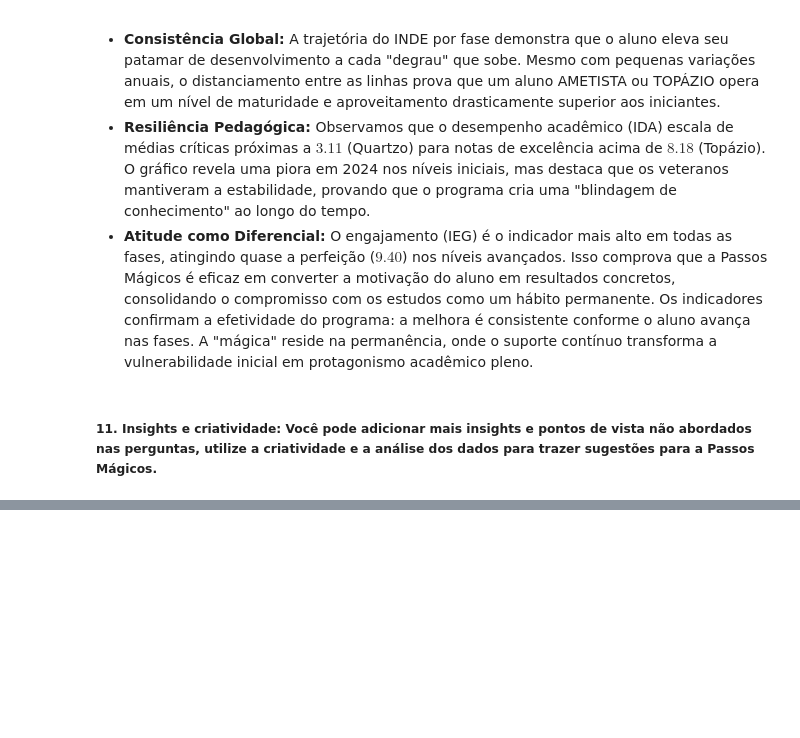
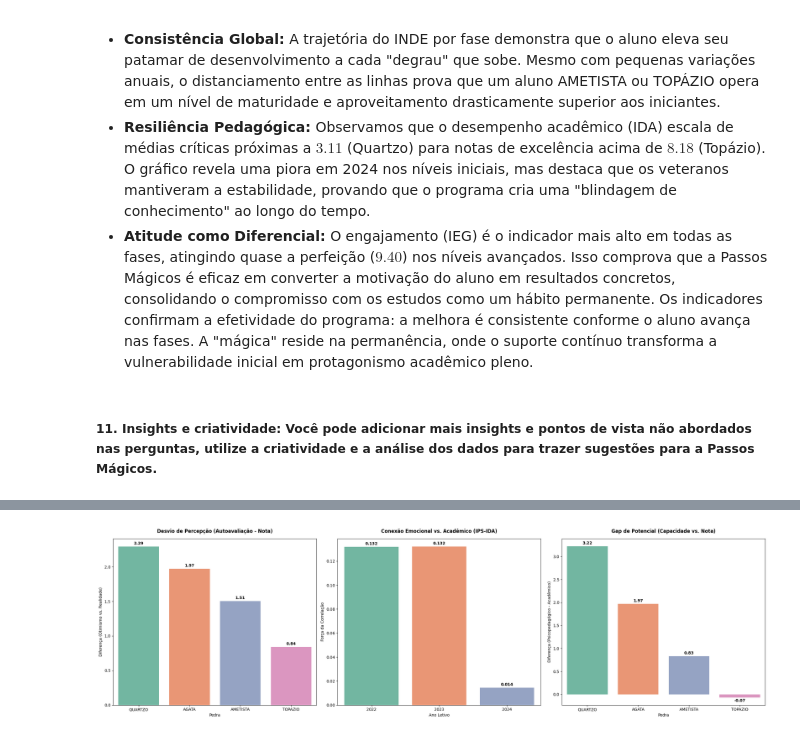
Before and after one commit to geoferreira1/fiap_tech_challenge_fase_5, a Jupyter notebook: fiap_tech_challenge_fase_5.ipynb, the cells around one changed output, grey strips where cells are left out. Cells and saved outputs as stored; diff of their text form; code cells hidden in the pictures; blank space fills up the shorter version.

```diff
--- a/fiap_tech_challenge_fase_5.ipynb
+++ b/fiap_tech_challenge_fase_5.ipynb
@@ -1395,0 +1402,58 @@ Os indicadores confirmam a efetividade do programa: a melhora é consistente con
+# %%
+# 1. Preparação: Filtramos os indicadores para análise de correlação entre percepção e realidade
+indicadores_percepcao = ['IAA', 'IDA', 'IEG', 'IPS'] # Seleção de métricas de autoconfiança e desempenho real
+ordem_pedras = ['QUARTZO', 'AGATA', 'AMETISTA', 'TOPAZIO'] # Ordem oficial de evolução dos alunos
+df_insight = df_unificado.dropna(subset=indicadores + ['PEDRA', 'ANO']).copy() # Limpeza para garantir que a análise reflita alunos com ciclo completo
+
+
+# 2. Processamento de Insights: Calculamos o "Desvio de Percepção" e a Sinergia Social-Acadêmica
+# Medimos o quanto a autoavaliação do aluno (IAA) está descolada da nota real (IDA)
+df_insight['Desvio_Percepcao'] = df_insight['IAA'] - df_insight['IDA'] # Hiato entre o que o aluno acha e o que ele tira
+desvio_por_pedra = df_insight.groupby('PEDRA')['Desvio_Percepcao'].mean().reindex(ordem_pedras).reset_index() # Mapeia a autocrítica por fase
+df_ins2['Gap_Potencial'] = df_ins2['IPP'] - df_ins2['IDA'] # Calcula a diferença entre a capacidade cognitiva (IPP) e a nota real (IDA)
+gap_potencial = df_ins2.groupby('PEDRA')['Gap_Potencial'].mean().reindex(ordem_pedras).reset_index() # Mapeia o "talento desperdiçado" por fase
+
+# Calculamos a correlação específica entre o Emocional (IPS) e o Acadêmico (IDA) por ano
+correl_social_acad = df_insight.groupby('ANO')[['IPS', 'IDA']].corr().iloc[0::2, 1].reset_index() # Mede se o bem-estar está gerando notas
+
+# 3. Início da Figura: Criamos uma área para 3 gráficos de barras focados em maturidade do aluno
+fig, axes = plt.subplots(1, 3, figsize=(24, 7)) # Inicializa a moldura para os insights de maturidade e percepção
+
+# --- GRÁFICO 1: O "DESVIO DE PERCEPÇÃO" (Barplot) ---
+# Mostra o hiato entre a confiança do aluno e sua nota real; barras altas indicam excesso de otimismo
+ax0 = sns.barplot(data=desvio_por_pedra, x='PEDRA', y='Desvio_Percepcao', palette='Set2', ax=axes[0]) # Desenha o gráfico de autocrítica por nível
+for container in ax0.containers: # Itera sobre as barras de percepção
+    ax0.bar_label(container, fmt='%.2f', padding=3, fontweight='bold') # Registra o valor do desvio em cada etapa da jornada
+axes[0].set_title('Desvio de Percepção (Autoavaliação - Nota)', fontweight='bold', pad=15) # Define o título focado em maturidade psicológica
+axes[0].set_xlabel('Pedra') # Define o rótulo do eixo horizontal
+axes[0].set_ylabel('Diferença (Otimismo vs. Realidade)') # Define o rótulo do eixo vertical
+axes[0].grid(False) # Mantém o padrão visual limpo
+for patch in ax0.patches: patch.set_edgecolor('none') # Remove contornos das barras
+
+# --- GRÁFICO 2: SINERGIA SOCIAL-ACADÊMICA (Barplot) ---
+# Mostra como a conexão entre o emocional e o estudo está se fortalecendo ao longo dos anos
+ax1 = sns.barplot(data=correl_social_acad, x='ANO', y='IDA', palette='Set2', ax=axes[1]) # Desenha a força da conexão entre IPS e IDA
+for container in ax1.containers: # Itera sobre as barras de sinergia
+    ax1.bar_label(container, fmt='%.3f', padding=3, fontweight='bold') # Registra o coeficiente de conexão anual
+axes[1].set_title('Correlação Emocional vs. Acadêmico (IPS-IDA)', fontweight='bold', pad=15) # Define o título sobre o equilíbrio do aluno
+axes[1].set_xlabel('Ano Letivo') # Define o rótulo do eixo horizontal
+axes[1].set_ylabel('Força da Correlação') # Define o rótulo do eixo vertical
+axes[1].grid(False) # Mantém o padrão visual limpo
+for patch in ax1.patches: patch.set_edgecolor('none') # Remove contornos das barras
+
+# --- GRÁFICO 3: POTENCIAL NÃO UTILIZADO (Barplot) ---
+# Mostra o gap entre o que o aluno PODE aprender (IPP) e o que ele REALMENTE tira de nota (IDA)
+ax2 = sns.barplot(data=gap_potencial, x='PEDRA', y='Gap_Potencial', palette='Set2', ax=axes[2]) # Desenha o hiato de aproveitamento cognitivo
+for container in ax2.containers: # Itera sobre as barras de gap de potencial
+    ax2.bar_label(container, fmt='%.2f', padding=3, fontweight='bold') # Registra a perda de eficiência pedagógica por fase
+axes[2].set_title('Gap de Potencial (Capacidade vs. Nota)', fontweight='bold', pad=15) # Define o título focado em otimização do ensino
+axes[2].set_xlabel('Pedra') # Define o rótulo do eixo horizontal
+axes[2].set_ylabel('Diferença (Psicopedagógico - Acadêmico)') # Define o rótulo do eixo vertical
+axes[2].grid(False) # Mantém o padrão visual limpo
+for patch in ax2.patches: patch.set_edgecolor('none') # Remove contornos das barras
+
+# 4. FINALIZAÇÃO DO LAYOUT
+plt.tight_layout() # Ajusta as margens para garantir que os indicadores de maturidade estejam perfeitamente legíveis
+plt.show() # Renderiza a tríade final de insights estratégicos
+# %% [output]
+[figure, added]
```
Also changed, not shown: parts of 4 cells of this notebook.
